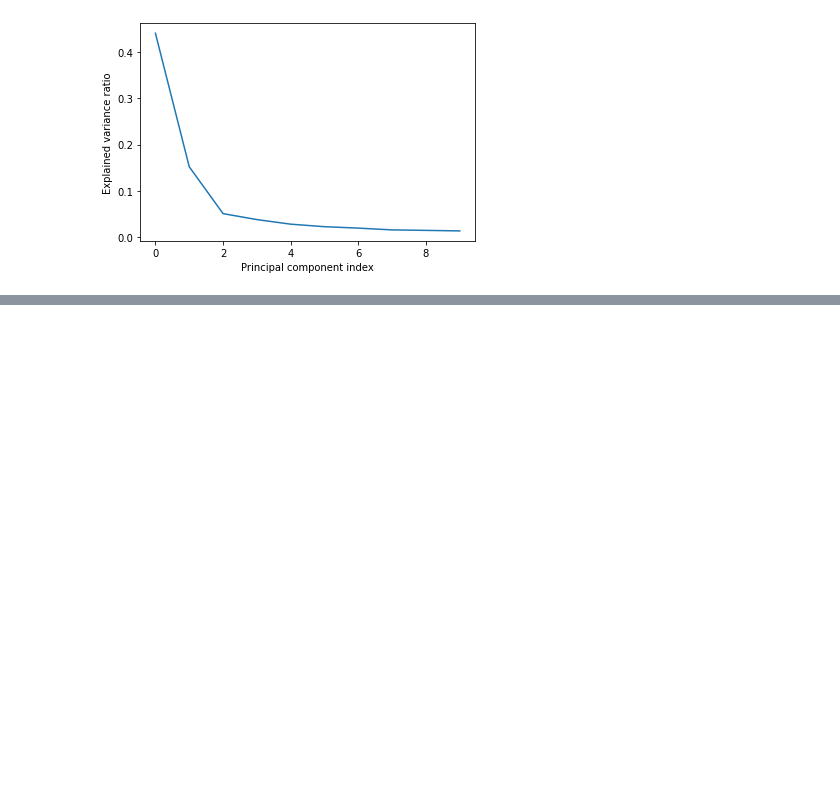
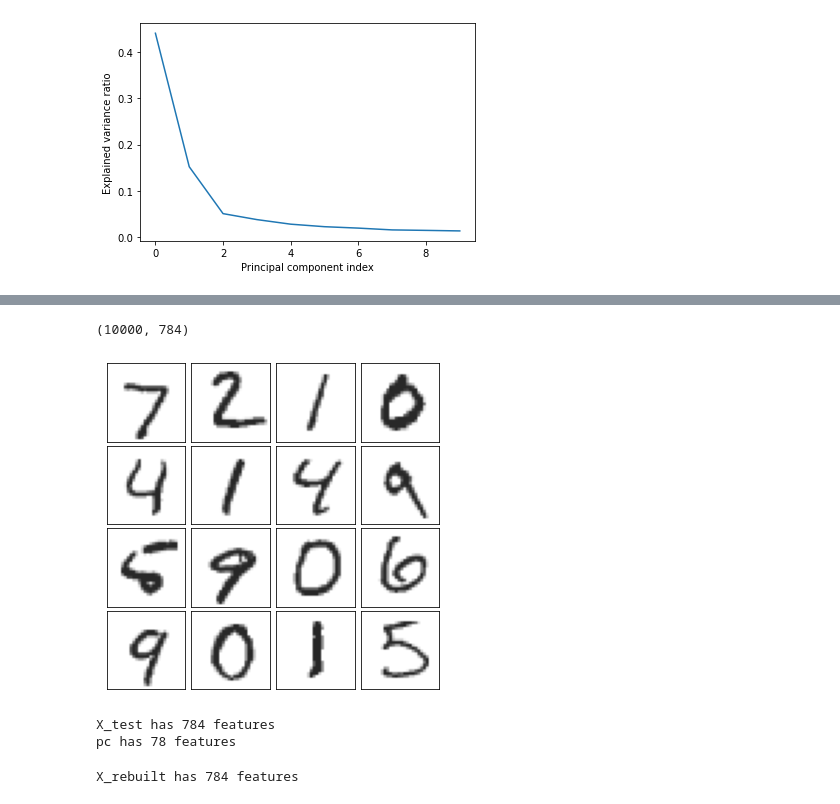
Before and after one commit to xwu0223/MBAN-6400, a Jupyter notebook: Dimension Reduction in Python/Feature Extraction/ch4.ipynb, the cells around one changed output, grey strips where cells are left out. Saved outputs shown, nothing was run; the diff lists cells and outputs as text; code cells hidden in the pictures; blank space fills up the shorter version.

Commit message:
PCA for image compression added

```diff
--- a/Dimension Reduction in Python/Feature Extraction/ch4.ipynb
+++ b/Dimension Reduction in Python/Feature Extraction/ch4.ipynb
@@ -630,0 +638,47 @@ plt.show()
+# %%
+def plot_digits(data):
+    fig, axes = plt.subplots(4, 4, figsize=(6, 6),
+                             subplot_kw={'xticks':[], 'yticks':[]},
+                             gridspec_kw=dict(hspace=0.05, wspace=0.05))
+    for i, ax in enumerate(axes.flat):
+        ax.imshow(data[i].reshape(28, 28),
+                  cmap='binary',
+                  clim=(0, 300))
+    plt.show()
+# %%
+(X_train, y_train), (X_test, y_test) = mnist.load_data()
+# %%
+X_test = X_test.reshape(10000,28*28)
+# %%
+X_test.shape
+# %% [output]
+(10000, 784)
+# %%
+# Plot the MNIST sample data
+plot_digits(X_test)
+# %% [output]
+[figure, added]
+# %%
+from sklearn.pipeline import Pipeline
+from sklearn.preprocessing import StandardScaler
+from sklearn.decomposition import PCA
+pipe = Pipeline([('scaler', StandardScaler()),
+               ('reducer', PCA(n_components=78))])
+pipe.fit(X_test)
+
+# Transform the input data to principal components
+pc =pipe.transform(X_test)
+# Prints the number of features per dataset
+print("X_test has {} features".format(X_test.shape[1]))
+print("pc has {} features".format(pc.shape[1]))
+# %% [output]
+X_test has 784 features
+pc has 78 features
+# %%
+# Inverse transform the components to original feature space
+X_rebuilt = pipe.inverse_transform(pc)
+
+# Prints the number of features
+print("X_rebuilt has {} features".format(X_rebuilt.shape[1]))
+# %% [output]
+X_rebuilt has 784 features
```
Also changed, not shown: parts of 3 cells of this notebook, 1 other file.
